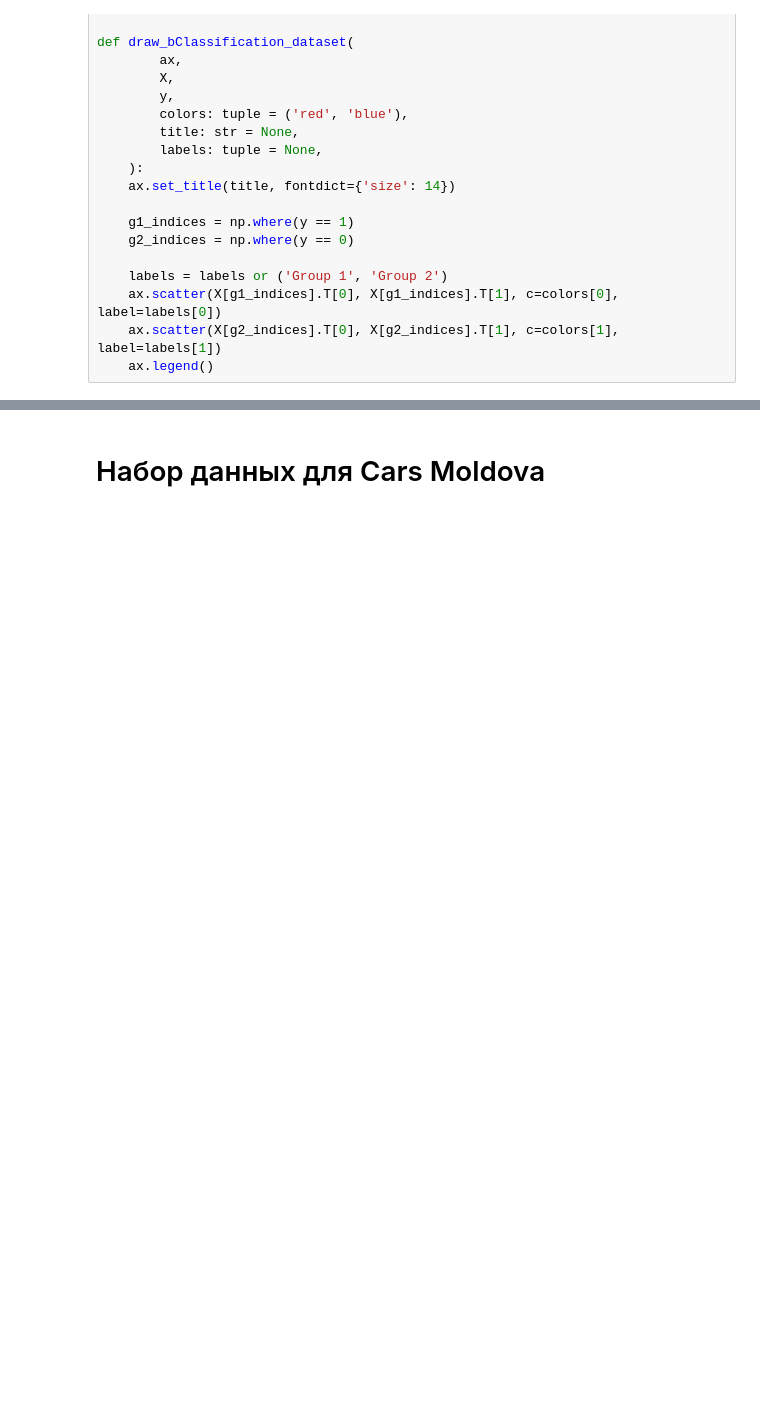
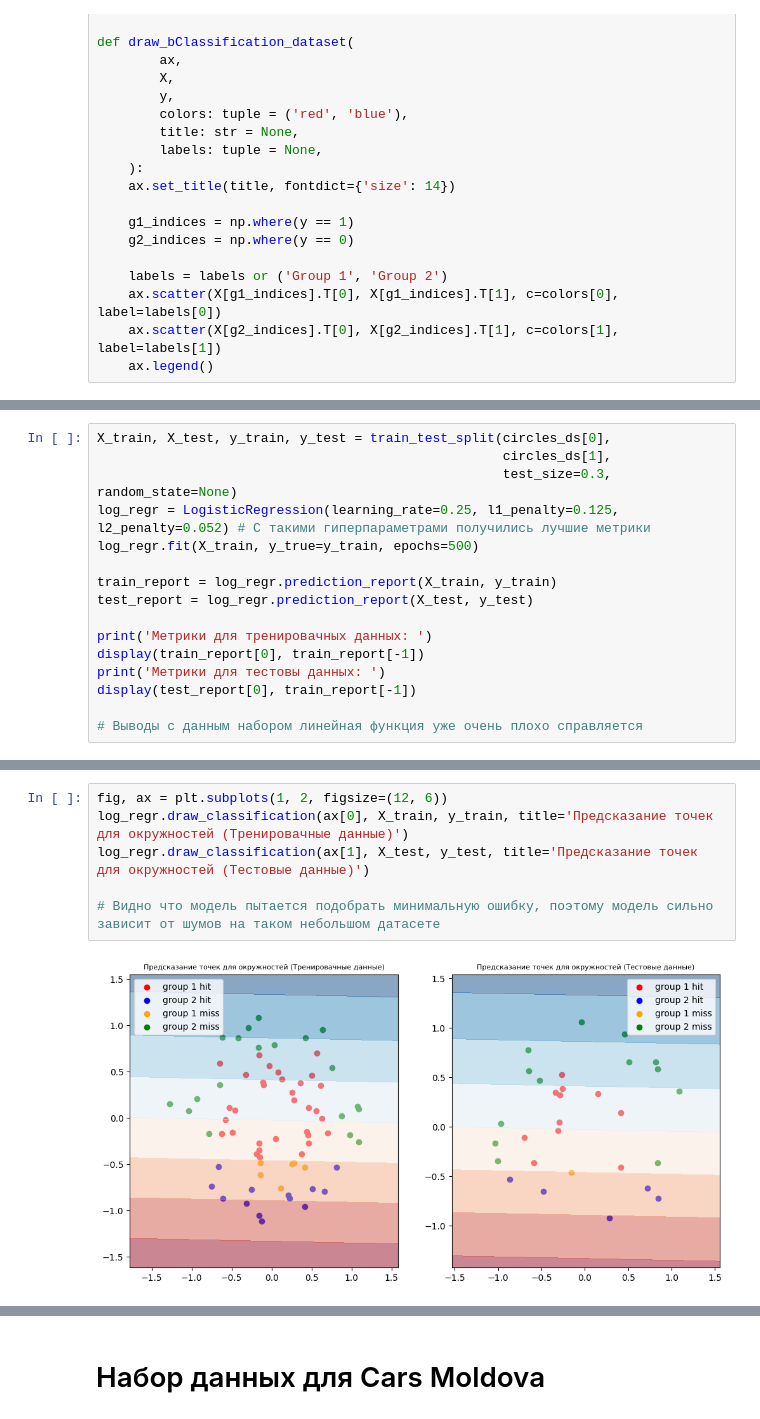
Before and after one commit to pyretttt/master_mle, a Jupyter notebook: practice3.ipynb, the cells around one changed output, grey strips where cells are left out. Cells and saved outputs as stored; diff of their text form; blank space fills up the shorter version.

```diff
--- a/practice3.ipynb
+++ b/practice3.ipynb
@@ -203,0 +285,16 @@ ValueError: non-broadcastable output operand with shape (3,) doesn't match the b
+# %%
+X_train, X_test, y_train, y_test = train_test_split(circles_ds[0],
+                                                    circles_ds[1],
+                                                    test_size=0.3, random_state=None)
+log_regr = LogisticRegression(learning_rate=0.25, l1_penalty=0.125, l2_penalty=0.052) # С такими гиперпараметрами получились лучшие метрики
+log_regr.fit(X_train, y_true=y_train, epochs=500)
+
+train_report = log_regr.prediction_report(X_train, y_train)
+test_report = log_regr.prediction_report(X_test, y_test)
+
+print('Метрики для тренировачных данных: ')
+display(train_report[0], train_report[-1])
+print('Метрики для тестовы данных: ')
+display(test_report[0], train_report[-1])
+
+# Выводы с данным набором линейная функция уже очень плохо справляется
@@ -203,0 +314,8 @@ ValueError: non-broadcastable output operand with shape (3,) doesn't match the b
+# %%
+fig, ax = plt.subplots(1, 2, figsize=(12, 6))
+log_regr.draw_classification(ax[0], X_train, y_train, title='Предсказание точек для окружностей (Тренировачные данные)')
+log_regr.draw_classification(ax[1], X_test, y_test, title='Предсказание точек для окружностей (Тестовые данные)')
+
+# Видно что модель пытается подобрать минимальную ошибку, поэтому модель сильно зависит от шумов на таком небольшом датасете
+# %% [output]
+[figure, added]
```
Also changed, not shown: parts of 27 cells of this notebook.
